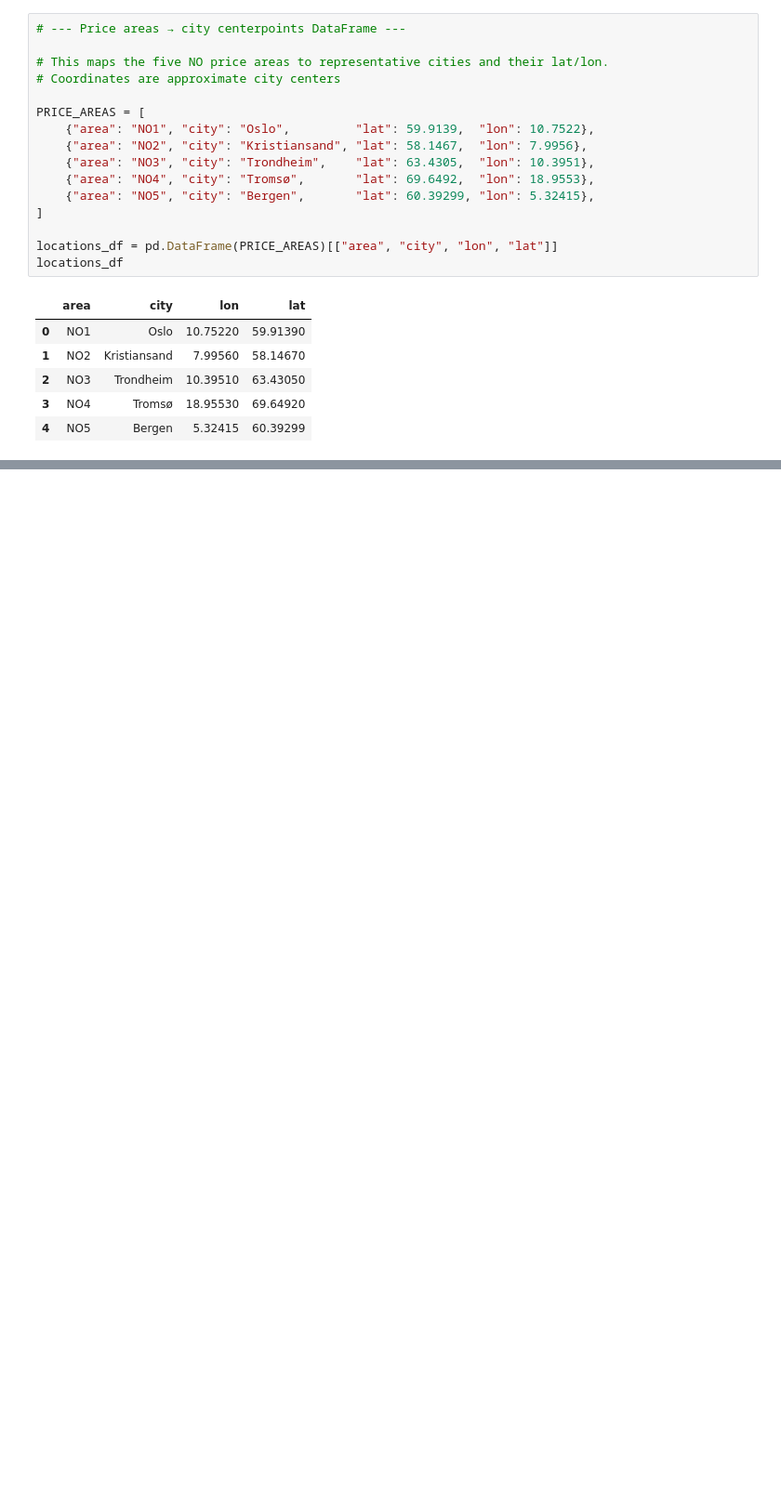
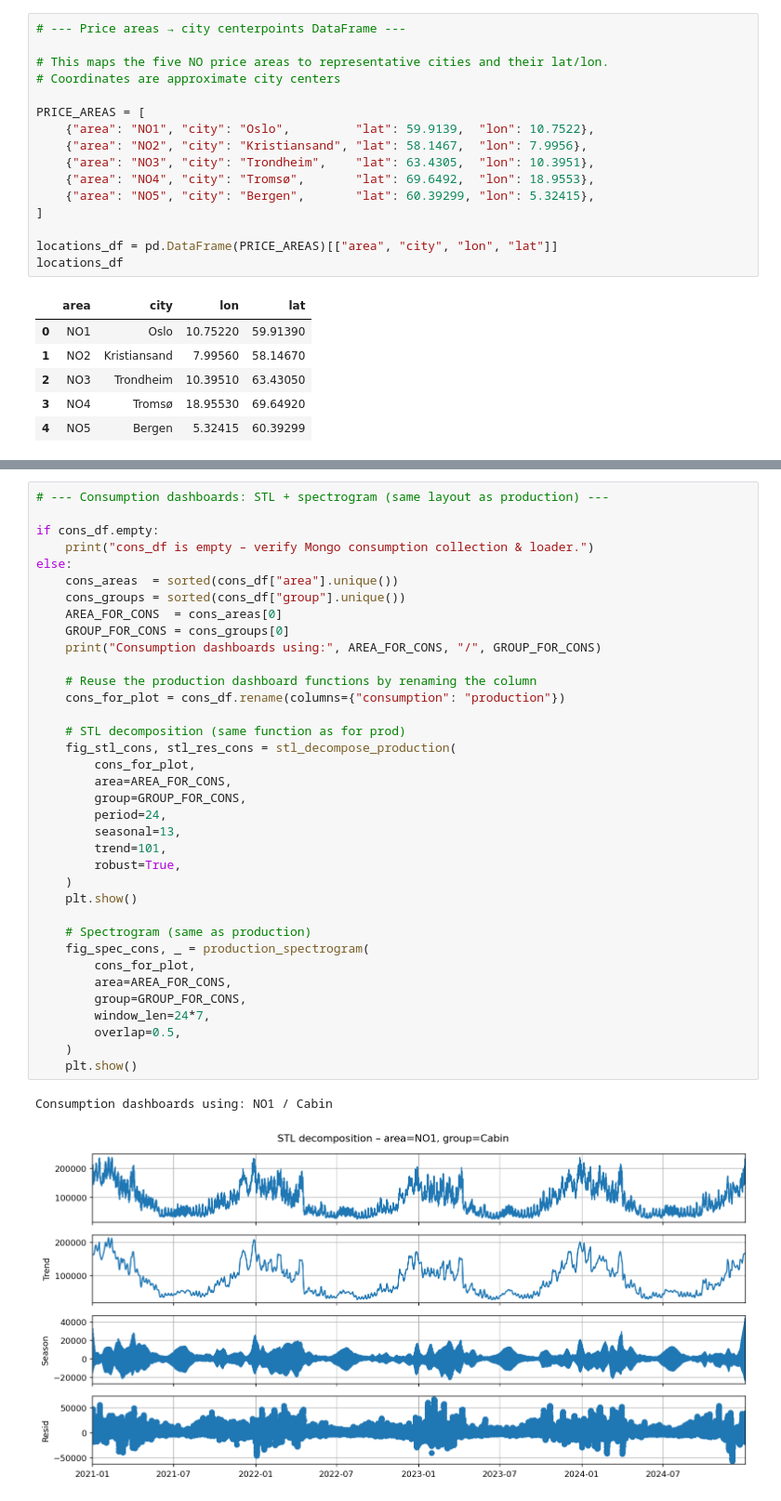
Before and after one commit to Viktoria0720/IND320_VY, a Jupyter notebook: ASSIGNMENTS/PART2/notebooks/IND320_VY_v4.ipynb, the cells around one changed output, grey strips where cells are left out. Shown at 93% size. Drawn from its saved outputs; the diff is of its cells as text; blank space fills up the shorter version.

```diff
--- a/ASSIGNMENTS/PART2/notebooks/IND320_VY_v4.ipynb
+++ b/ASSIGNMENTS/PART2/notebooks/IND320_VY_v4.ipynb
@@ -475,0 +759,39 @@ else:
+# %%
+# --- Consumption dashboards: STL + spectrogram (same layout as production) ---
+
+if cons_df.empty:
+    print("cons_df is empty – verify Mongo consumption collection & loader.")
+else:
+    cons_areas  = sorted(cons_df["area"].unique())
+    cons_groups = sorted(cons_df["group"].unique())
+    AREA_FOR_CONS  = cons_areas[0]
+    GROUP_FOR_CONS = cons_groups[0]
+    print("Consumption dashboards using:", AREA_FOR_CONS, "/", GROUP_FOR_CONS)
+
+    # Reuse the production dashboard functions by renaming the column
+    cons_for_plot = cons_df.rename(columns={"consumption": "production"})
+
+    # STL decomposition (same function as for prod)
+    fig_stl_cons, stl_res_cons = stl_decompose_production(
+        cons_for_plot,
+        area=AREA_FOR_CONS,
+        group=GROUP_FOR_CONS,
+        period=24,
+        seasonal=13,
+        trend=101,
+        robust=True,
+    )
+    plt.show()
+
+    # Spectrogram (same as production)
+    fig_spec_cons, _ = production_spectrogram(
+        cons_for_plot,
+        area=AREA_FOR_CONS,
+        group=GROUP_FOR_CONS,
+        window_len=24*7,
+        overlap=0.5,
+    )
+    plt.show()
+# %% [output]
+Consumption dashboards using: NO1 / Cabin
+[figure, added]
```
Also changed, not shown: parts of 13 cells of this notebook, 3 other files.
